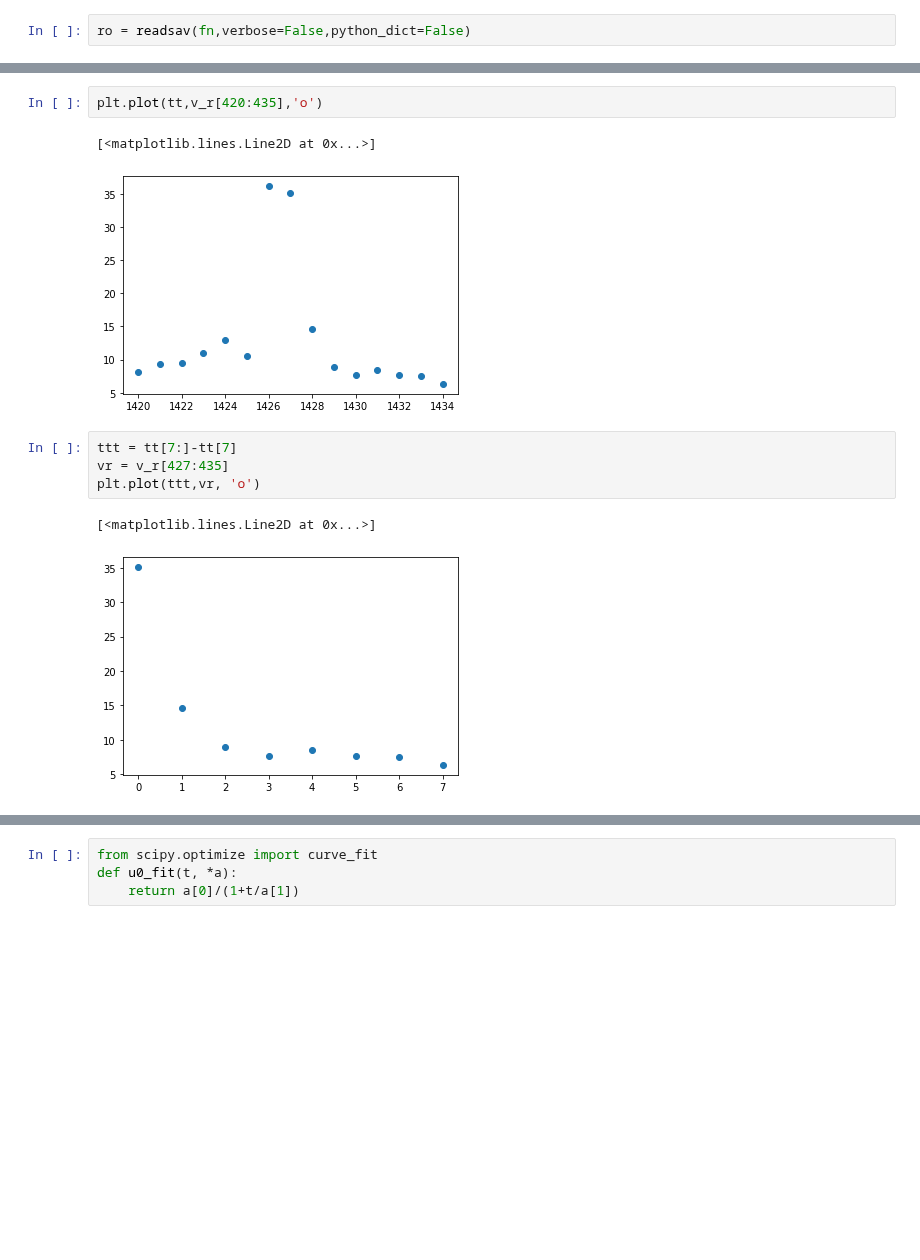
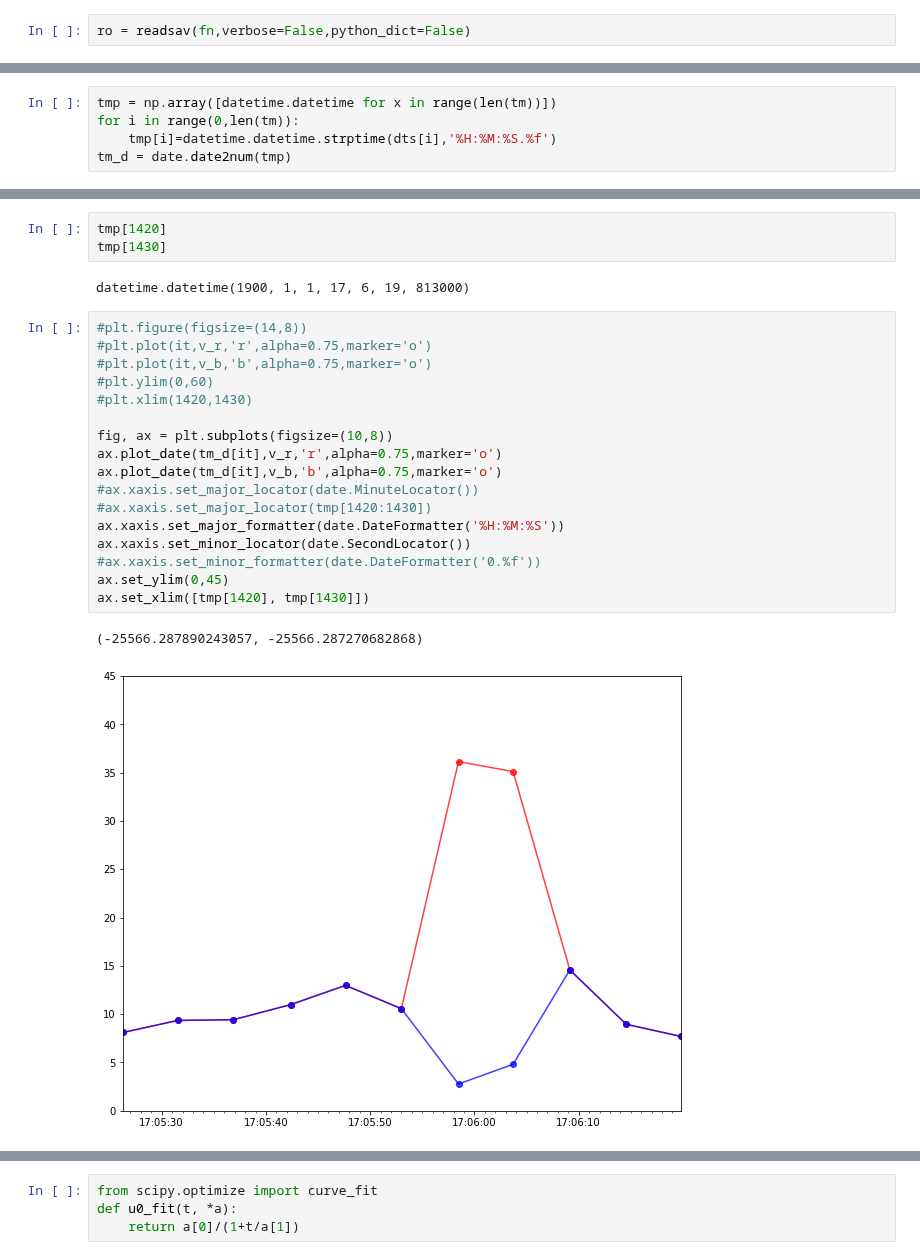
Before and after one commit to wilashfie/synth_spec, a Jupyter notebook: ebtel/fit_iris.ipynb, the cells around one changed output, grey strips where cells are left out. Drawn from its saved outputs; the diff is of its cells as text; blank space fills up the shorter version.

```diff
--- a/ebtel/fit_iris.ipynb
+++ b/ebtel/fit_iris.ipynb
@@ -33,0 +39,5 @@ wl = wl[jj]
+# %%
+tmp = np.array([datetime.datetime for x in range(len(tm))])
+for i in range(0,len(tm)):
+    tmp[i]=datetime.datetime.strptime(dts[i],'%H:%M:%S.%f')
+tm_d = date.date2num(tmp)
@@ -147,12 +109,25 @@ Text(0.5, 0, 'time [s]')
-# %%
-plt.plot(tt,v_r[420:435],'o')
-# %% [output]
-[<matplotlib.lines.Line2D at 0x...>]
-[figure, removed]
-# %%
-ttt = tt[7:]-tt[7]
-vr = v_r[427:435]
-plt.plot(ttt,vr, 'o')
-# %% [output]
-[<matplotlib.lines.Line2D at 0x...>]
-[figure, removed]
+# %%
+tmp[1420]
+tmp[1430]
+# %% [output]
+datetime.datetime(1900, 1, 1, 17, 6, 19, 813000)
+# %%
+#plt.figure(figsize=(14,8))
+#plt.plot(it,v_r,'r',alpha=0.75,marker='o')
+#plt.plot(it,v_b,'b',alpha=0.75,marker='o')
+#plt.ylim(0,60)
+#plt.xlim(1420,1430)
+
+fig, ax = plt.subplots(figsize=(10,8))
+ax.plot_date(tm_d[it],v_r,'r',alpha=0.75,marker='o')
+ax.plot_date(tm_d[it],v_b,'b',alpha=0.75,marker='o')
+#ax.xaxis.set_major_locator(date.MinuteLocator())
+#ax.xaxis.set_major_locator(tmp[1420:1430])
+ax.xaxis.set_major_formatter(date.DateFormatter('%H:%M:%S'))
+ax.xaxis.set_minor_locator(date.SecondLocator())
+#ax.xaxis.set_minor_formatter(date.DateFormatter('0.%f'))
+ax.set_ylim(0,45)
+ax.set_xlim([tmp[1420], tmp[1430]])
+# %% [output]
+(-25566.287890243057, -25566.287270682868)
+[figure, added]
```
Also changed, not shown: parts of 33 cells of this notebook.
